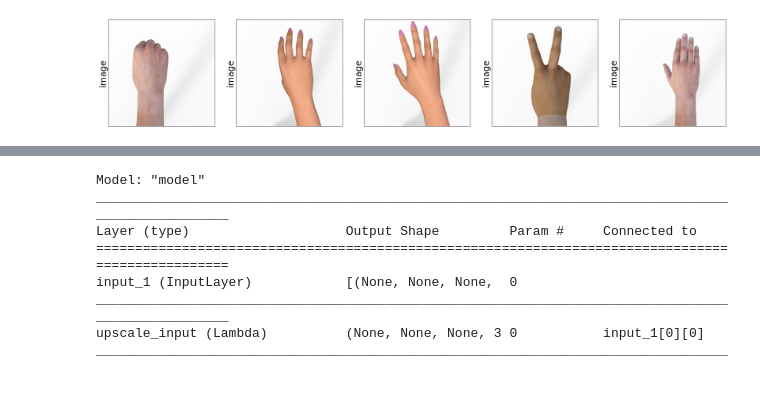
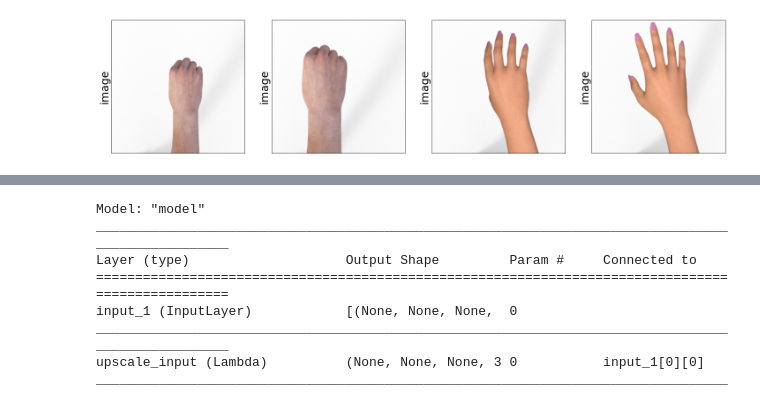
Before and after one commit to saahiluppal/image_super_resolution, a Jupyter notebook: super_res.ipynb, the cells around one changed output, grey strips where cells are left out. Cells and saved outputs as stored; diff of their text form; code cells hidden in the pictures.

```diff
--- a/super_res.ipynb
+++ b/super_res.ipynb
@@ -16,16 +31,16 @@ hands_builder.download_and_prepare()
 # %%
 from plotting import plot_image_grid
-num_show = 5
+num_show = 4
 
 hands_val_dataset = hands_builder.as_dataset(split=tfds.Split.TEST).batch(num_show)
 hands_val_dataset_iter = hands_val_dataset.skip(1).__iter__()
 
 batch = next(hands_val_dataset_iter)
 
 fig = plot_image_grid([batch['image'].numpy()], titles=['image'], transpose=True)
 fig.show()
 # %% [output]
-[figure, old version]
+[figure, new version]
 # %%
 def _prepare_data_fn(features, scale_factor=4, augment=True,
                     return_batch_as_tuple=True, seed=None):
```
Also changed, not shown: parts of 18 cells of this notebook.
